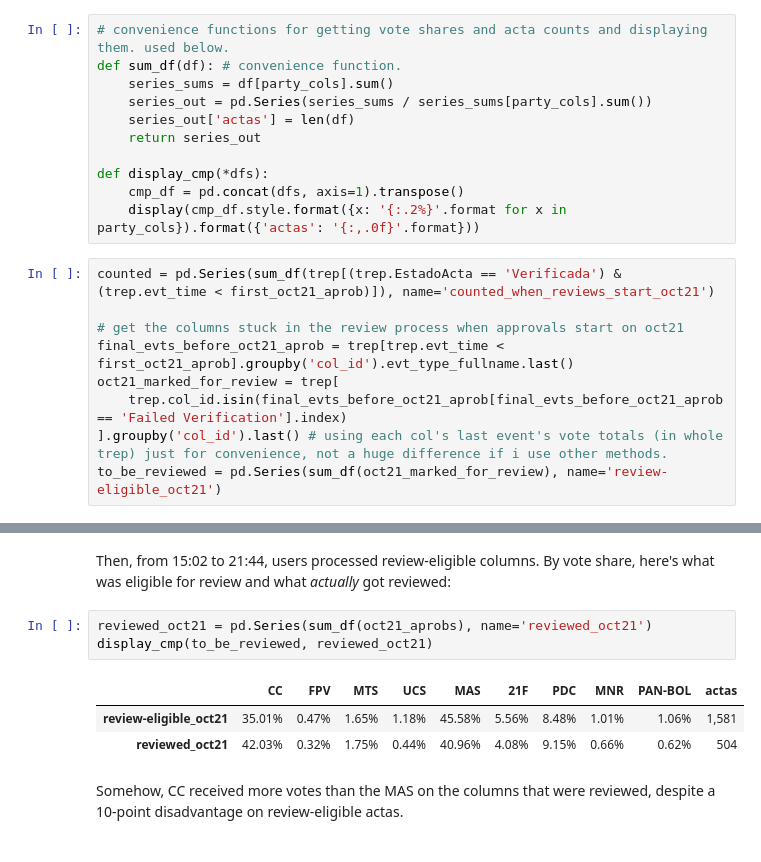
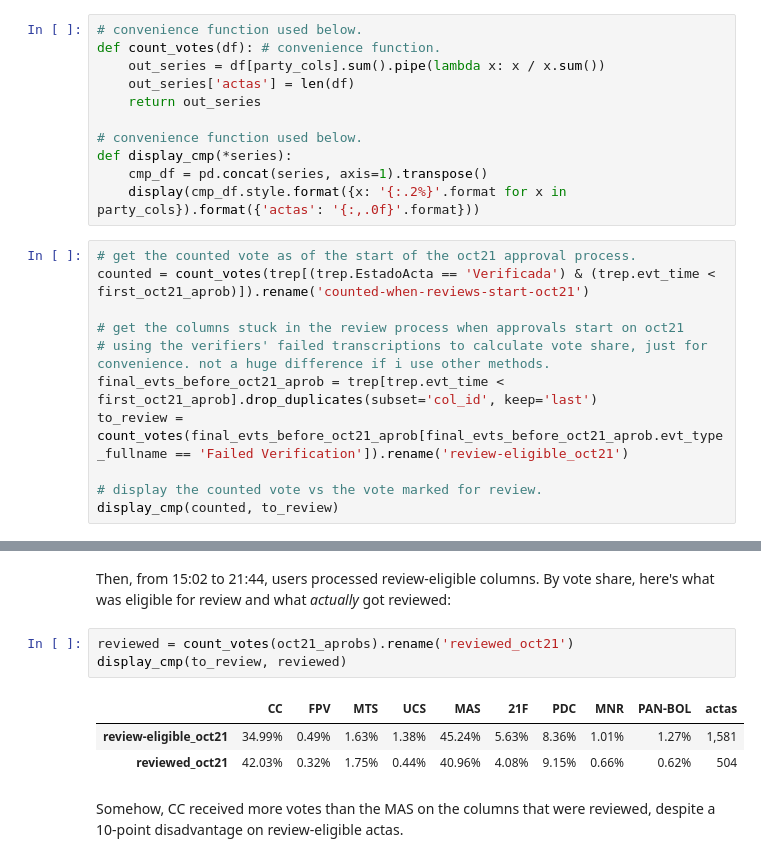
Before and after one commit to futurebum/bo1-post, a Jupyter notebook: random-picker.ipynb, the cells around one changed output, grey strips where cells are left out. Cells and saved outputs as stored; diff of their text form.

```diff
--- a/random-picker.ipynb
+++ b/random-picker.ipynb
@@ -161,23 +163,25 @@ first_oct21_aprob, last_oct21_aprob = oct21_aprobs.evt_time.iloc[0], oct21_aprob
  'oct21_review_end': Timestamp('2019-10-21 21:43:50')}
 # %% [markdown]
 When the review process restarted at 15:02, the MAS's lead on counted actas and review-eligible actas was relatively similar:
-# %%
-# convenience functions for getting vote shares and acta counts and displaying them. used below.
-def sum_df(df): # convenience function.
-    series_sums = df[party_cols].sum()
-    series_out = pd.Series(series_sums / series_sums[party_cols].sum())
-    series_out['actas'] = len(df)
-    return series_out
-
-def display_cmp(*dfs):
-    cmp_df = pd.concat(dfs, axis=1).transpose()
-    display(cmp_df.style.format({x: '{:.2%}'.format for x in party_cols}).format({'actas': '{:,.0f}'.format}))
+# %%
+# convenience function used below.
+def count_votes(df): # convenience function.
+    out_series = df[party_cols].sum().pipe(lambda x: x / x.sum())
+    out_series['actas'] = len(df)
+    return out_series
+
+# convenience function used below.
+def display_cmp(*series):
+    cmp_df = pd.concat(series, axis=1).transpose()
+    display(cmp_df.style.format({x: '{:.2%}'.format for x in party_cols}).format({'actas': '{:,.0f}'.format}))
 # %%
-counted = pd.Series(sum_df(trep[(trep.EstadoActa == 'Verificada') & (trep.evt_time < first_oct21_aprob)]), name='counted_when_reviews_start_oct21')
+# get the counted vote as of the start of the oct21 approval process.
+counted = count_votes(trep[(trep.EstadoActa == 'Verificada') & (trep.evt_time < first_oct21_aprob)]).rename('counted-when-reviews-start-oct21')
 
 # get the columns stuck in the review process when approvals start on oct21
-final_evts_before_oct21_aprob = trep[trep.evt_time < first_oct21_aprob].groupby('col_id').evt_type_fullname.last()
-oct21_marked_for_review = trep[
-    trep.col_id.isin(final_evts_before_oct21_aprob[final_evts_before_oct21_aprob == 'Failed Verification'].index)
-].groupby('col_id').last() # using each col's last event's vote totals (in whole trep) just for convenience, not a huge difference if i use other methods.
-to_be_reviewed = pd.Series(sum_df(oct21_marked_for_review), name='review-eligible_oct21')
+# using the verifiers' failed transcriptions to calculate vote share, just for convenience. not a huge difference if i use other methods.
+final_evts_before_oct21_aprob = trep[trep.evt_time < first_oct21_aprob].drop_duplicates(subset='col_id', keep='last')
+to_review = count_votes(final_evts_before_oct21_aprob[final_evts_before_oct21_aprob.evt_type_fullname == 'Failed Verification']).rename('review-eligible_oct21')
+
+# display the counted vote vs the vote marked for review.
+display_cmp(counted, to_review)
@@ -190,11 +192,11 @@ display_cmp(counted, to_be_reviewed)
 # %% [markdown]
 Then, from 15:02 to 21:44, users processed review-eligible columns. By vote share, here's what was eligible for review and what *actually* got reviewed:
 # %%
-reviewed_oct21 = pd.Series(sum_df(oct21_aprobs), name='reviewed_oct21')
-display_cmp(to_be_reviewed, reviewed_oct21)
+reviewed = count_votes(oct21_aprobs).rename('reviewed_oct21')
+display_cmp(to_review, reviewed)
 # %% [output]
 |  | CC | FPV | MTS | UCS | MAS | 21F | PDC | MNR | PAN-BOL | actas |
-| review-eligible_oct21 | 35.01% | 0.47% | 1.65% | 1.18% | 45.58% | 5.56% | 8.48% | 1.01% | 1.06% | 1,581 |
+| review-eligible_oct21 | 34.99% | 0.49% | 1.63% | 1.38% | 45.24% | 5.63% | 8.36% | 1.01% | 1.27% | 1,581 |
 | reviewed_oct21 | 42.03% | 0.32% | 1.75% | 0.44% | 40.96% | 4.08% | 9.15% | 0.66% | 0.62% | 504 |
 # %% [markdown]
 Somehow, CC received more votes than the MAS on the columns that were reviewed, despite a 10-point disadvantage on review-eligible actas.
```
Also changed, not shown: parts of 13 cells of this notebook, 13 other files.
